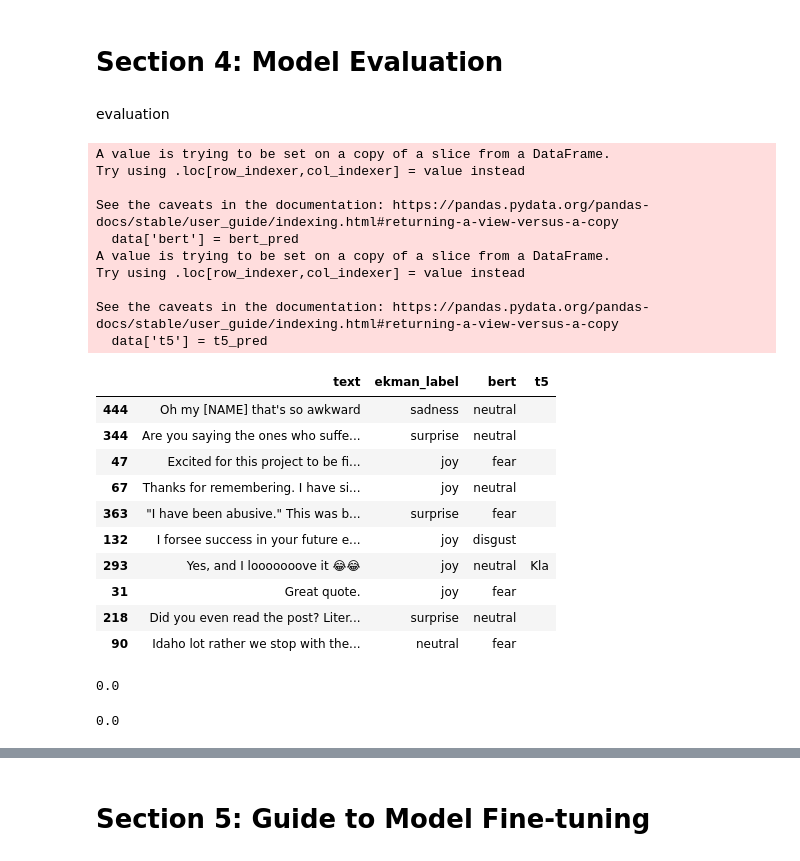
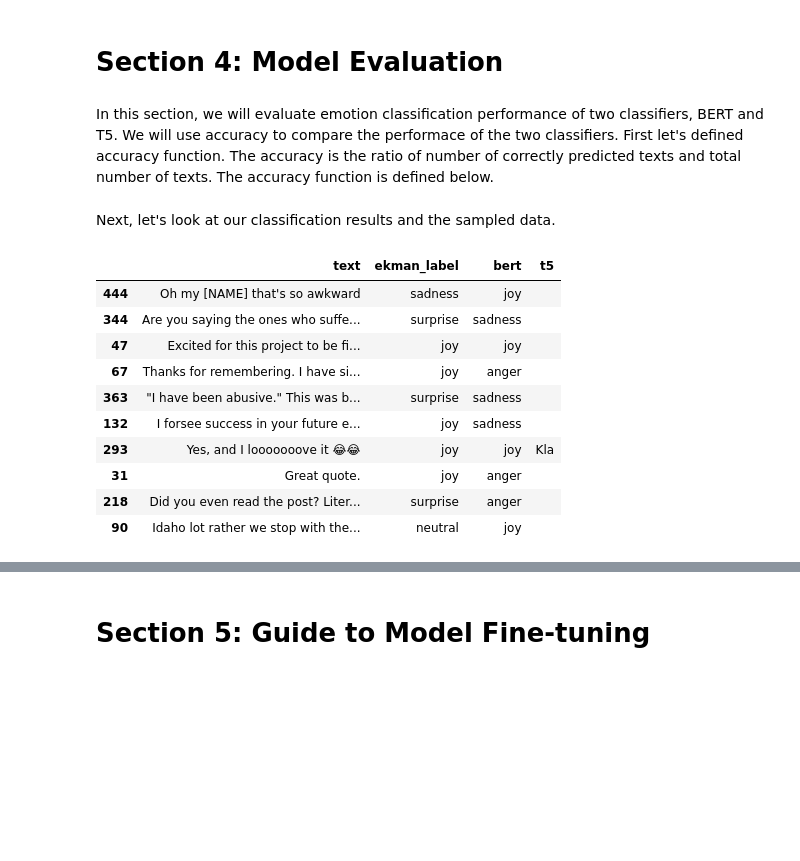
Before and after one commit to UCREL/Session-6-LLM-Based-Emotion-Analysis, a Jupyter notebook: tutorial.ipynb, the cells around one changed output, grey strips where cells are left out. Cells and saved outputs as stored; diff of their text form; code cells hidden in the pictures; blank space fills up the shorter version.

```diff
--- a/tutorial.ipynb
+++ b/tutorial.ipynb
@@ -243 +307,13 @@ class BERTClassifier(pl.LightningModule):
+# %%
+# parameters
+CLASSES = 7
+DATACOLUMN = 'text'
+LABLECOLUMN = 'ekman_index'
+EMOTION_INDEX = {0: 'anger',
+                 1: 'disgust',
+                 2: 'fear',
+                 3: 'joy',
+                 4: 'neutral',
+                 5: 'sadness',
+                 6: 'surprise'}
 # %%
@@ -370,6 +466,6 @@ t5_pred
 # %% [markdown]
 <a name="evaluation"></a>
 # **Section 4: Model Evaluation**
-# %% [markdown]
-evaluation
+# %% [markdown]
+In this section, we will evaluate emotion classification performance of two classifiers, BERT and T5. We will use accuracy to compare the performace of the two classifiers. First let's defined accuracy function. The accuracy is the ratio of number of correctly predicted texts and total number of texts. The accuracy function is defined below.
 # %%
@@ -376,39 +473,21 @@ evaluation
 def accuracy(actual_label,pred):
     return sum([1 if a == p else 0 for a,p in zip(actual_label,pred)])/len(pred)
+# %% [markdown]
+Next, let's look at our classification results and the sampled data.
 # %%
-data = data[['text','ekman_label']]
+data = data.loc[:, ['text','ekman_label']]
 data['bert'] = bert_pred
 data['t5'] = t5_pred
 data
 # %% [output]
-A value is trying to be set on a copy of a slice from a DataFrame.
-Try using .loc[row_indexer,col_indexer] = value instead
-
-See the caveats in the documentation: https://pandas.pydata.org/pandas-docs/stable/user_guide/indexing.html#returning-a-view-versus-a-copy
-  data['bert'] = bert_pred
-A value is trying to be set on a copy of a slice from a DataFrame.
-Try using .loc[row_indexer,col_indexer] = value instead
-
-See the caveats in the documentation: https://pandas.pydata.org/pandas-docs/stable/user_guide/indexing.html#returning-a-view-versus-a-copy
-  data['t5'] = t5_pred
 |  | text | ekman_label | bert | t5 |
-| 444 | Oh my [NAME] that's so awkward | sadness | neutral |  |
-| 344 | Are you saying the ones who suffe... | surprise | neutral |  |
-| 47 | Excited for this project to be fi... | joy | fear |  |
-| 67 | Thanks for remembering. I have si... | joy | neutral |  |
-| 363 | "I have been abusive." This was b... | surprise | fear |  |
-| 132 | I forsee success in your future e... | joy | disgust |  |
-| 293 | Yes, and I looooooove it 😂😂 | joy | neutral | Kla |
-| 31 | Great quote. | joy | fear |  |
-| 218 | Did you even read the post? Liter... | surprise | neutral |  |
-| 90 | Idaho lot rather we stop with the... | neutral | fear |  |
+| 444 | Oh my [NAME] that's so awkward | sadness | joy |  |
+| 344 | Are you saying the ones who suffe... | surprise | sadness |  |
+| 47 | Excited for this project to be fi... | joy | joy |  |
+| 67 | Thanks for remembering. I have si... | joy | anger |  |
+| 363 | "I have been abusive." This was b... | surprise | sadness |  |
+| 132 | I forsee success in your future e... | joy | sadness |  |
+| 293 | Yes, and I looooooove it 😂😂 | joy | joy | Kla |
+| 31 | Great quote. | joy | anger |  |
+| 218 | Did you even read the post? Liter... | surprise | anger |  |
+| 90 | Idaho lot rather we stop with the... | neutral | joy |  |
-# %%
-acc_bert = accuracy(data.ekman_label.tolist(), data.bert.to_list())
-acc_bert
-# %% [output]
-0.0
-# %%
-acc_t5 = accuracy(data.ekman_label.tolist(), data.t5.to_list())
-acc_t5
-# %% [output]
-0.0
```
Also changed, not shown: parts of 158 cells of this notebook, 1 other file.
